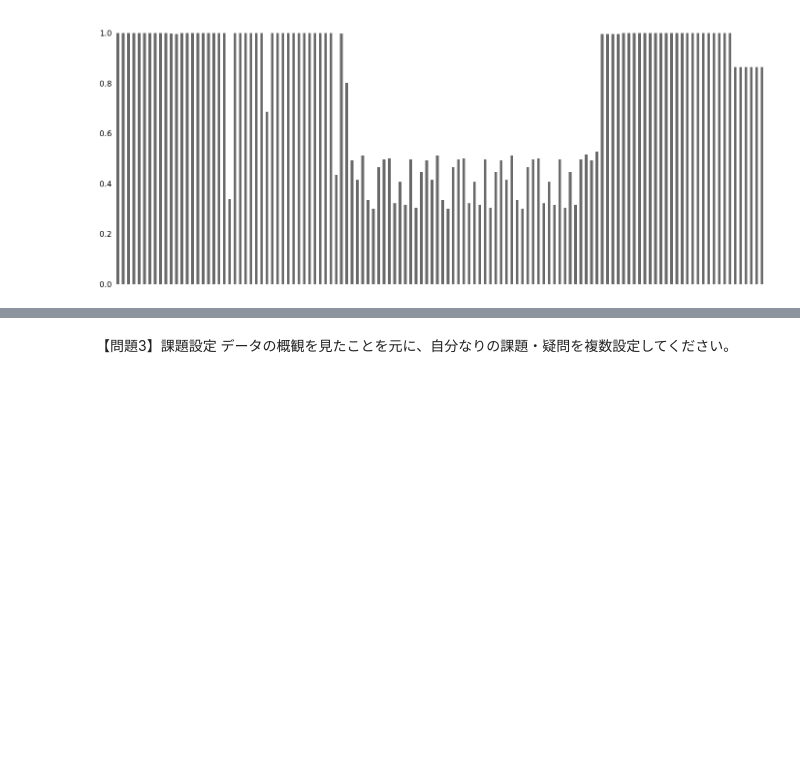
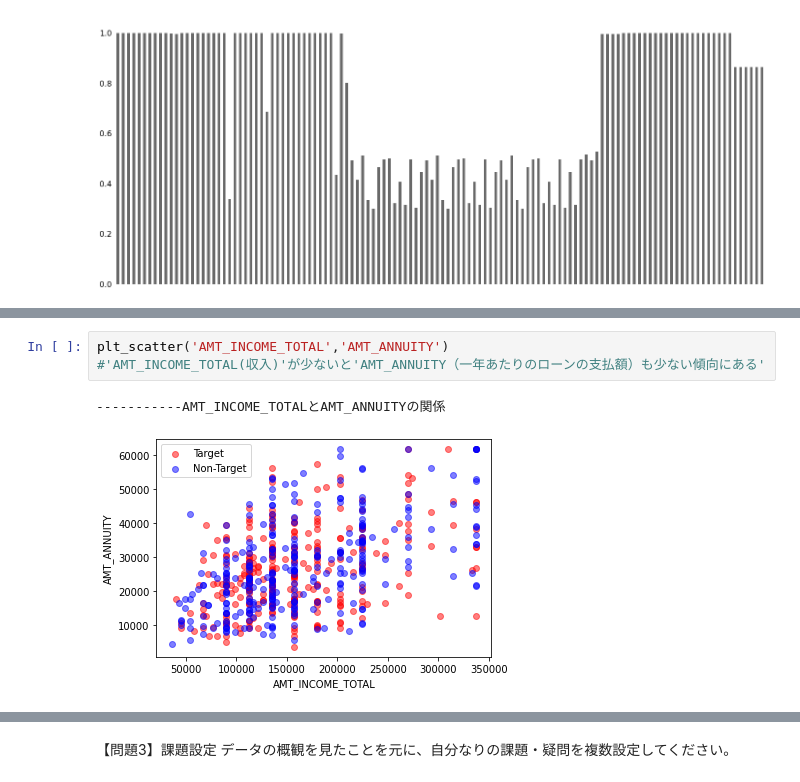
Before and after one commit to white2021mtf/diveintocode-ml, a Jupyter notebook: Credit_information_analysis.ipynb, the cells around one changed output, grey strips where cells are left out. Cells and saved outputs as stored; diff of their text form; blank space fills up the shorter version.

```diff
--- a/Credit_information_analysis.ipynb
+++ b/Credit_information_analysis.ipynb
@@ -149,0 +214,6 @@ Length: 122, dtype: int64
+# %%
+plt_scatter('AMT_INCOME_TOTAL','AMT_ANNUITY')
+#'AMT_INCOME_TOTAL(収入)'が少ないと'AMT_ANNUITY（一年あたりのローンの支払額）も少ない傾向にある'
+# %% [output]
+-----------AMT_INCOME_TOTALとAMT_ANNUITYの関係
+[figure, added]
```
Also changed, not shown: parts of 9 cells of this notebook.
